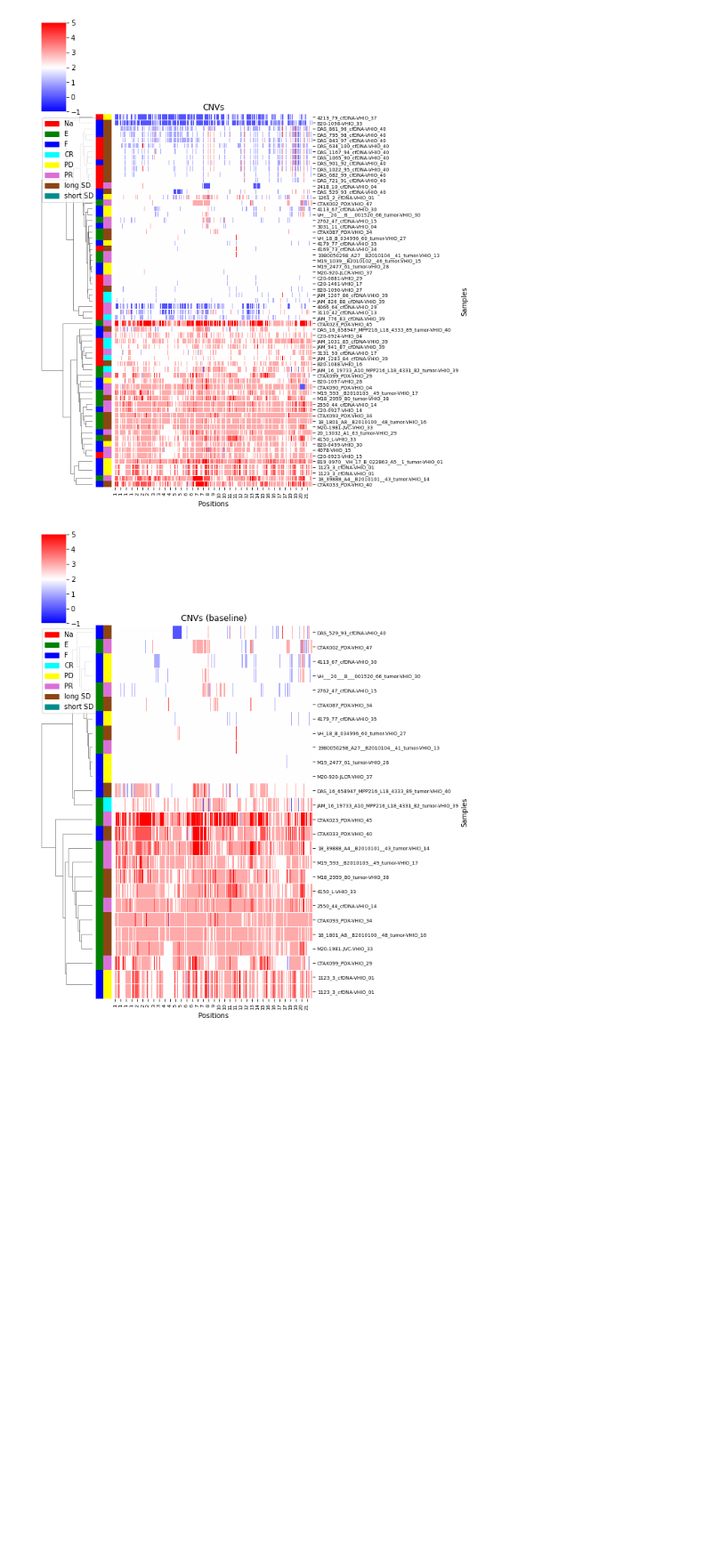
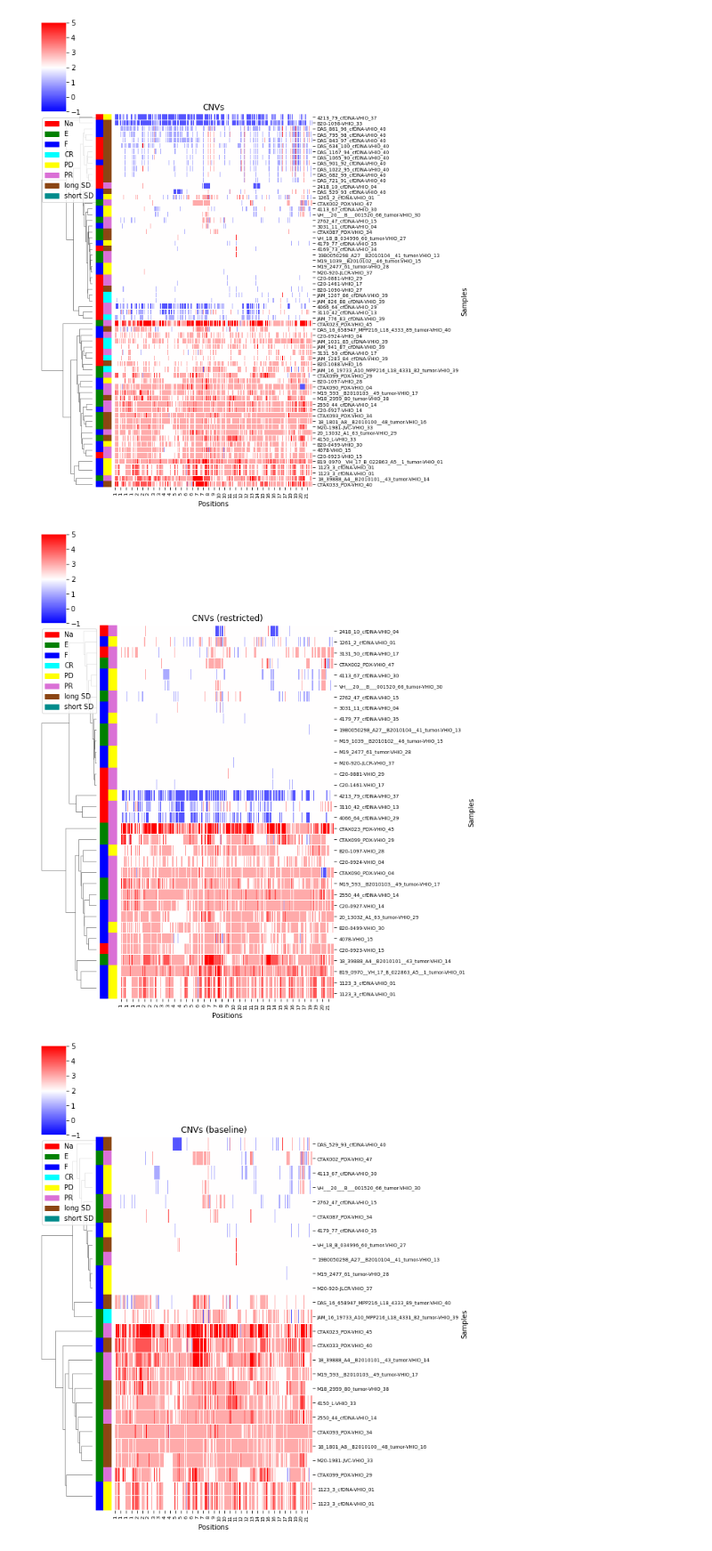
Before and after one commit to jfnavarro/scitron, a Jupyter notebook: analysis_cnvs.ipynb, the cells around one changed output. Shown: that part at 89% size. Saved outputs shown, nothing was run; the diff lists cells and outputs as text; code cells hidden in the pictures; blank space fills up the shorter version.

```diff
--- a/analysis_cnvs.ipynb
+++ b/analysis_cnvs.ipynb
@@ -136,6 +136,20 @@ name = 'CNVs'
 plot_heatmap(data, meta_filtered, name, name + "_scaled.pdf", False, True)
 # %% [output]
 [figure]
+# %%
+baseline_samples = meta_filtered[meta_filtered['VAR4'].isin(['PR', 'PD'])].index
+cnvs_baseline = cnvs.loc[:, cnvs.columns[0:2].to_list() + baseline_samples.tolist()]
+data = cnvs_baseline.iloc[:,2:].transpose()
+data[data == 'Na'] = np.nan
+data = data.astype('float')
+data = data.dropna(how='all', axis=0)
+data = data.dropna(how='all', axis=1)
+data[data > 5.0] = 5
+data = data.fillna(2)
+name = 'CNVs (restricted)'
+plot_heatmap(data, meta_filtered, name, name + "_restricted.pdf", False, True)
+# %% [output]
+[figure, added]
 # %%
 baseline_samples = meta_filtered[meta_filtered['baseline_1_more'] == "Y"].index
 cnvs_baseline = cnvs.loc[:, cnvs.columns[0:2].to_list() + baseline_samples.tolist()]
```
Also changed, not shown: parts of 2 cells of this notebook, 3 other files.
